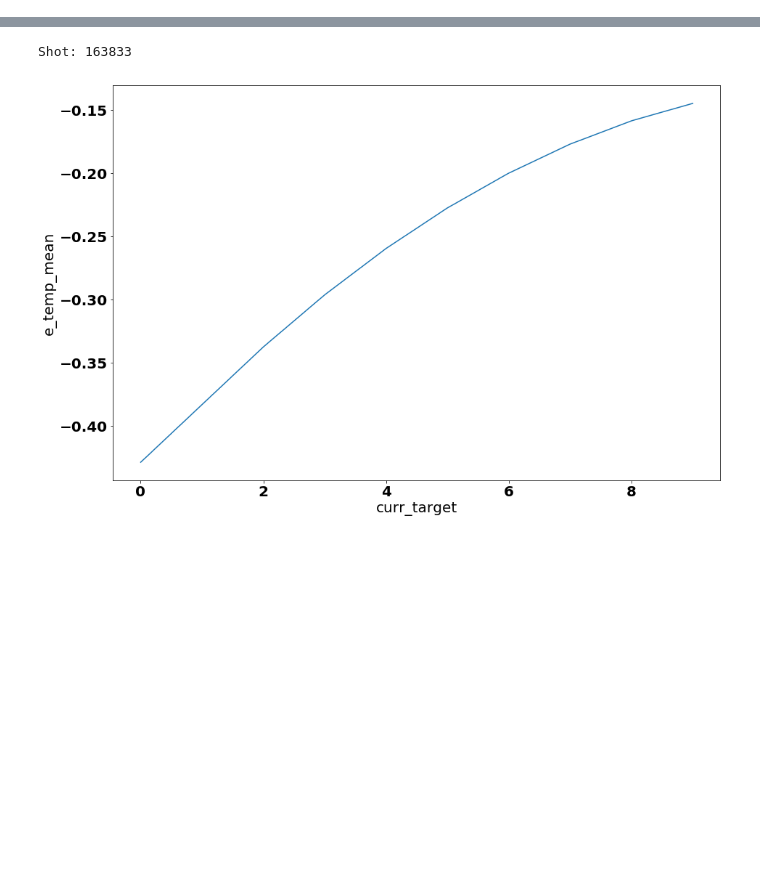
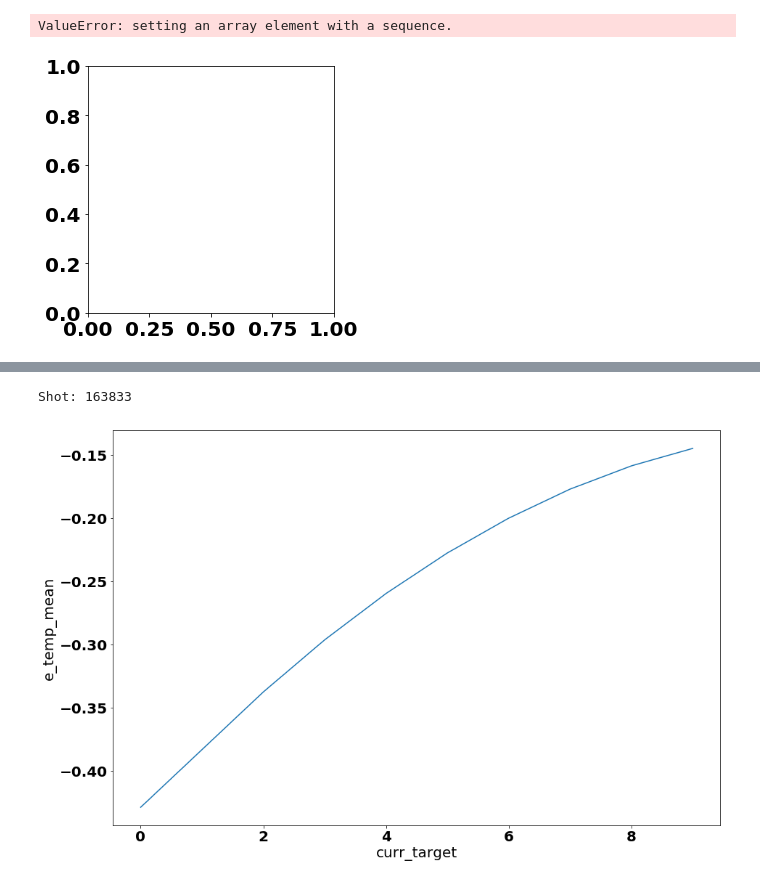
Before and after one commit to PlasmaControl/plasma-profile-predictor, a Jupyter notebook: notebooks/correlations.ipynb, the cells around one changed output, grey strips where cells are left out. Cells and saved outputs as stored; diff of their text form; code cells hidden in the pictures; blank space fills up the shorter version.

```diff
--- a/notebooks/correlations.ipynb
+++ b/notebooks/correlations.ipynb
@@ -182 +124,42 @@ plt.subplots_adjust(wspace=.5)
+# %%
+fig=plt.figure()
+ind_sigs=['pinj','gasA','curr']
+dep_sigs=['temp','dens']
+
+these_shots=shots[::100][:100]
+x,y={},{}
+for k,shot in enumerate(these_shots):
+    for j,dep_sig in enumerate(dep_sigs):
+        x[dep_sig]
+        for i,ind_sig in enumerate(ind_sigs):
+            ax=fig.add_subplot('{}{}{}'.format(len(dep_sigs),len(ind_sigs),i+j*len(ind_sigs)+1))
+            np.concatenate(x[i][j],data[ind_sig][shot_indices,-param_dict['lookahead']].squeeze())
+            y[i][j][k]=np.mean(data[dep_sig][shot_indices,-param_dict['lookahead'],:].squeeze(),axis=1)
+
+for j,dep_sig in enumerate(dep_sigs):
+    for i,ind_sig in enumerate(ind_sigs):
+        xx=np.concatenate(x[i][j])
+        yy=np.concatenate(y[i][j])
+        slope, intercept, r_value, p_value, std_err = linregress(xx,yy)
+
+        ax.plot()
+        ax=fig.add_subplot('{}{}{}'.format(len(dep_sigs),len(ind_sigs),i+j*len(ind_sigs)+1))
+
+        if i==0:
+            ax.set_ylabel(dep_sig)
+        if j==0:
+            ax.set_title(ind_sig)
+
+        ax.set_xlim(-4,4)
+        ax.set_ylim(-4,4)
+
+        ax.text(-2.5,-3.5,'Mean r={0:.2f}'.format(np.mean(r_value)))
+
+
+plt.subplots_adjust(hspace=.5)
+plt.subplots_adjust(wspace=.5)
+plt.show()
+# %% [output]
+ValueError: setting an array element with a sequence.
+[figure, added]
 # %%
```
Also changed, not shown: parts of 21 cells of this notebook, 4 other files.
